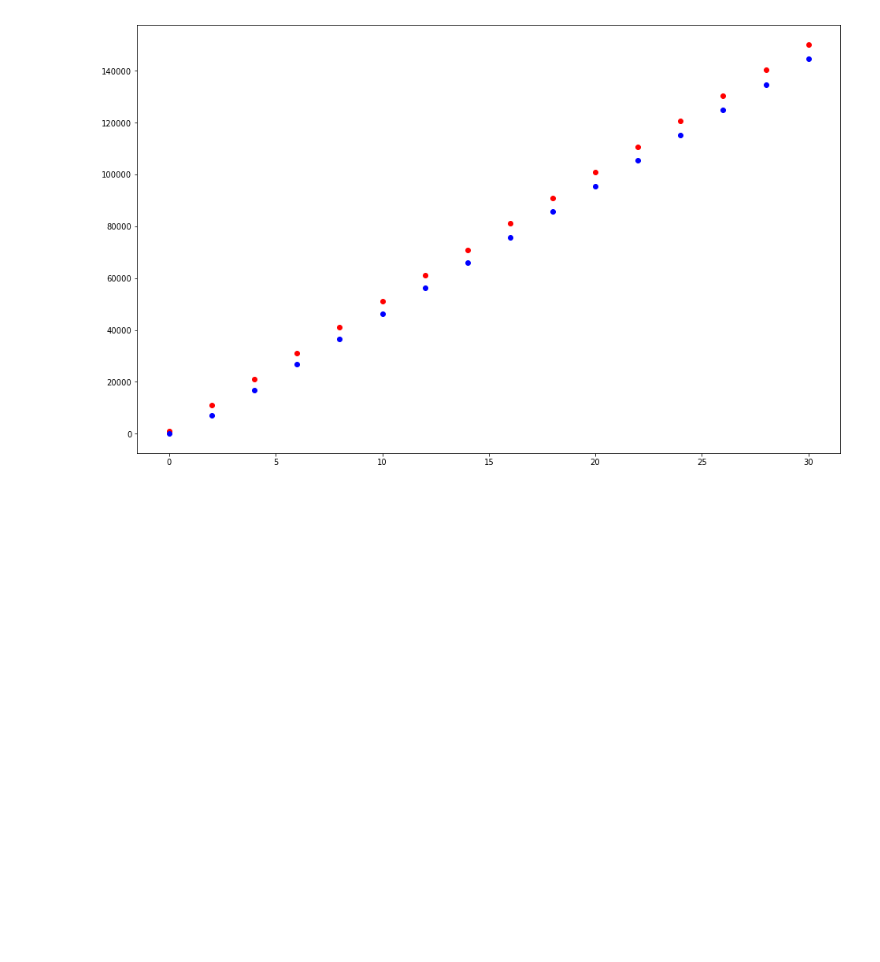
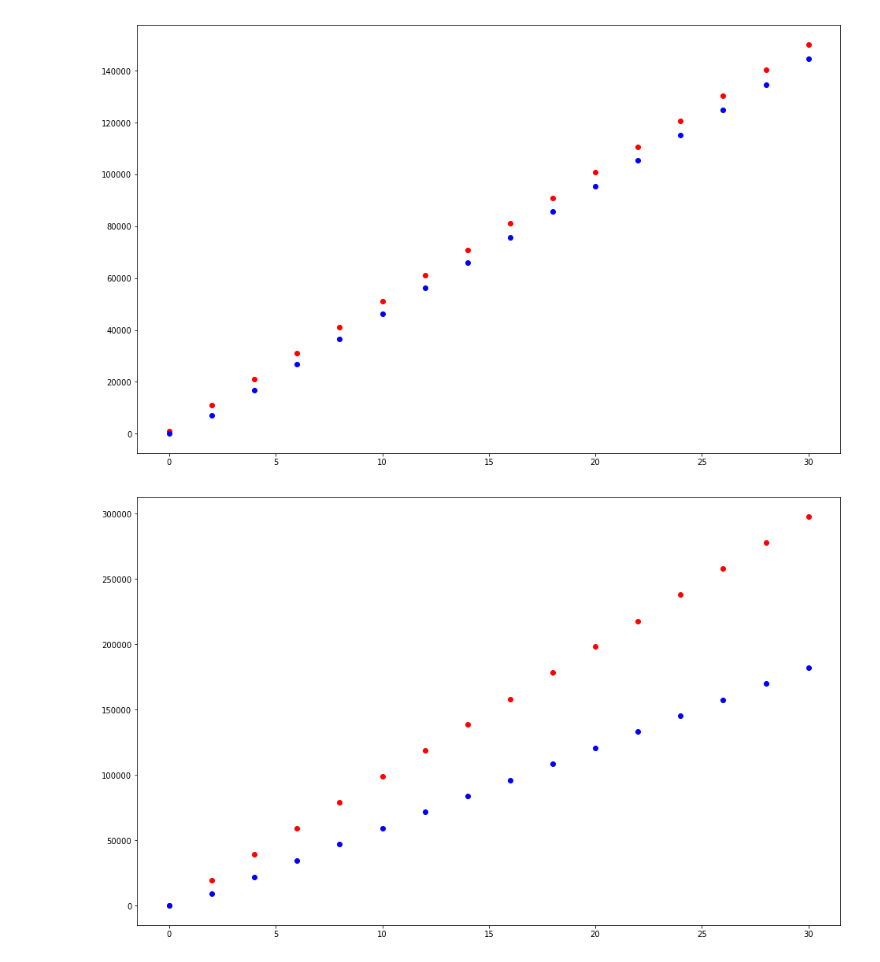
Before and after one commit to mwoss/ConcurrencyJavaTasks, a Jupyter notebook: data/AO vs Async.ipynb, the cells around one changed output. Saved outputs shown, nothing was run; the diff lists cells and outputs as text; code cells hidden in the pictures; blank space fills up the shorter version.

Commit message:
graphs update

```diff
--- a/data/AO vs Async.ipynb
+++ b/data/AO vs Async.ipynb
@@ -28,3 +28,16 @@ plt.plot(time1k, async_cons1k, 'ro', color='blue')
 plt.show()
 # %% [output]
 [figure]
+# %%
+ao1000n = pd.read_csv('AO/new_outputAO1000.txt', sep=" ", header=None, names=["time", "cons", "prods"])
+async1000n = pd.read_csv('Async/new_outputAsync1000.txt', sep=" ", header=None, names=["time", "cons", "prods"])
+time1n = ao1000n['time'].values
+ao_cons1n = ao1000n['cons'].values
+async_cons1n = async1000n['cons'].values
+# %%
+plt.figure(figsize=(16,10))
+plt.plot(time1n, ao_cons1n, 'ro')
+plt.plot(time1n, async_cons1n, 'ro', color='blue')
+plt.show()
+# %% [output]
+[figure, added]
```
